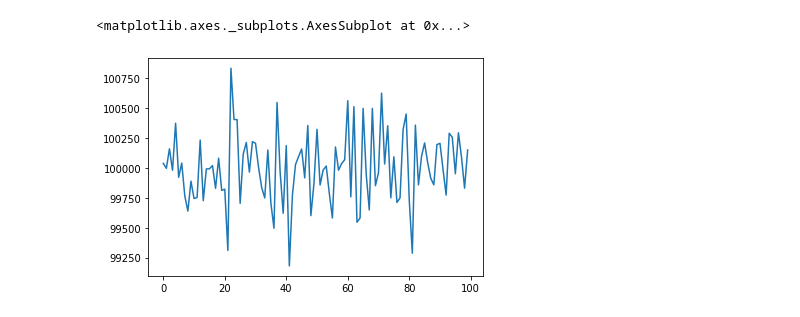
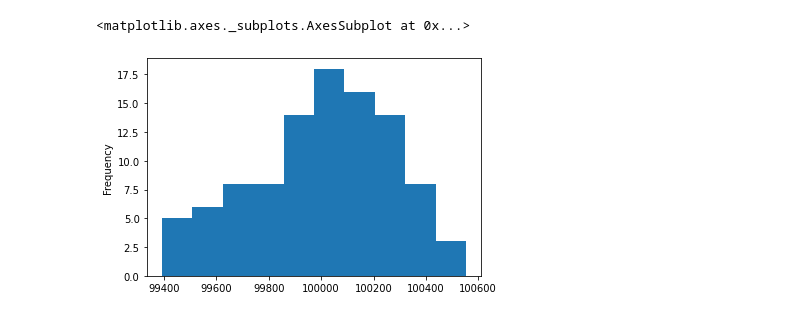
Before and after one commit to guilhermeluciosilva/python-data-science, a Jupyter notebook: Analisando_Randint/Analisando_randint.ipynb, the cells around one changed output. Saved outputs shown, nothing was run; the diff lists cells and outputs as text; code cells hidden in the pictures.

```diff
--- a/Analisando_Randint/Analisando_randint.ipynb
+++ b/Analisando_Randint/Analisando_randint.ipynb
@@ -70,5 +31,5 @@ Name: numeros_aleatorios, Length: 100, dtype: int64
-# %%
-dados_counts_index.plot()
-# %% [output]
-<matplotlib.axes._subplots.AxesSubplot at 0x...>
-[figure, removed]
+# %%
+dados0_counts_index.plot(kind='hist')
+# %% [output]
+<matplotlib.axes._subplots.AxesSubplot at 0x...>
+[figure, added]
```
Also changed, not shown: parts of 4 cells of this notebook.
